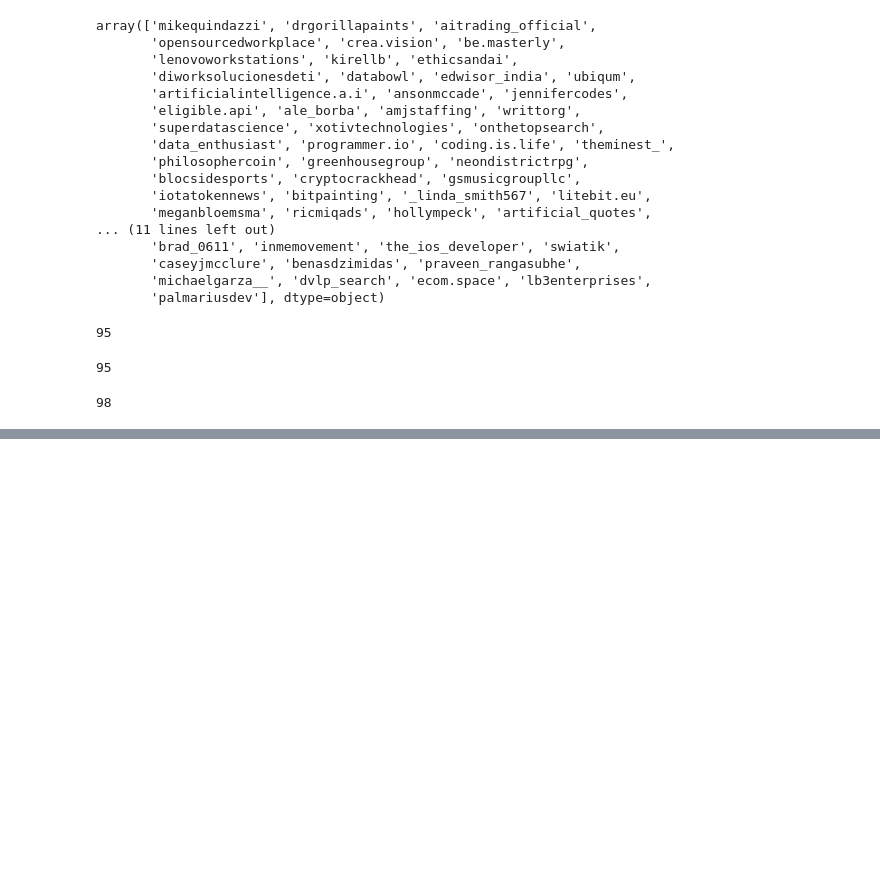
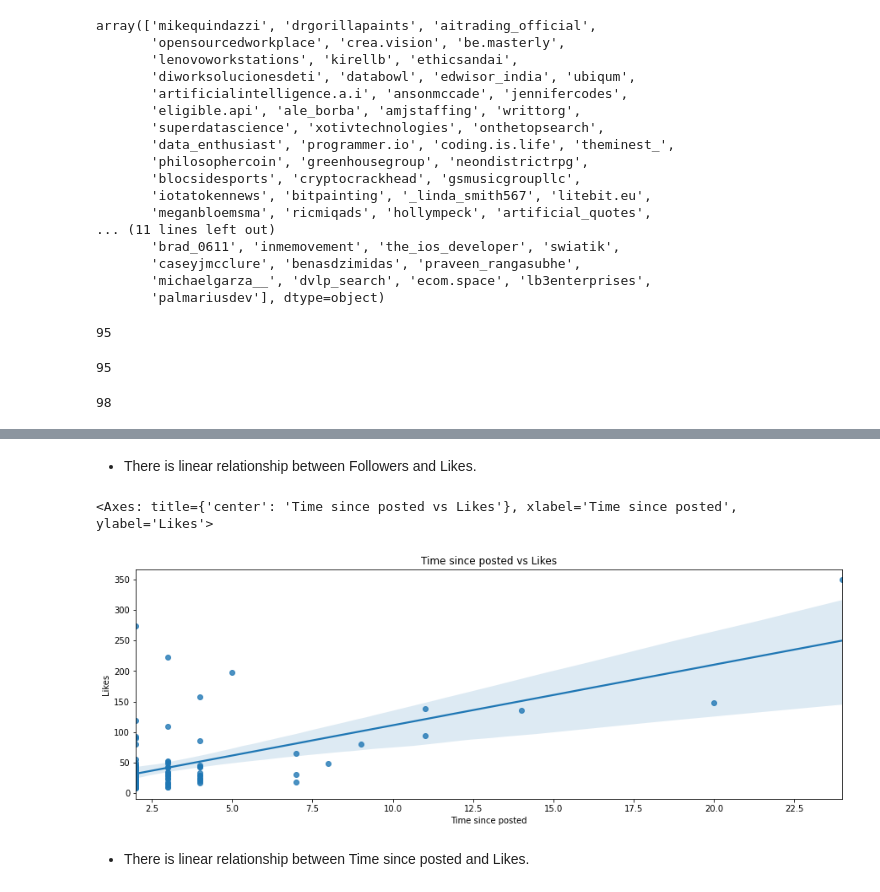
Before and after one commit to iamaakashpal/Placement-Assignment_Aakash_Pal, a Jupyter notebook: MACHINE LEARNING/1/1.ipynb, the cells around one changed output, grey strips where cells are left out. Cells and saved outputs as stored; diff of their text form; code cells hidden in the pictures; blank space fills up the shorter version.

```diff
--- a/MACHINE LEARNING/1/1.ipynb
+++ b/MACHINE LEARNING/1/1.ipynb
@@ -238,0 +255,11 @@ generate_wordcloud('USERNAME')
+# %% [markdown]
+- There is linear relationship between Followers and Likes.
+# %%
+plt.figure(figsize= (15, 5))
+plt.title('Time since posted vs Likes')
+sns.regplot(x = 'Time since posted', y = 'Likes', data = dataset)
+# %% [output]
+<Axes: title={'center': 'Time since posted vs Likes'}, xlabel='Time since posted', ylabel='Likes'>
+[figure, added]
+# %% [markdown]
+- There is linear relationship between Time since posted and Likes.
```
Also changed, not shown: parts of 31 cells of this notebook.
